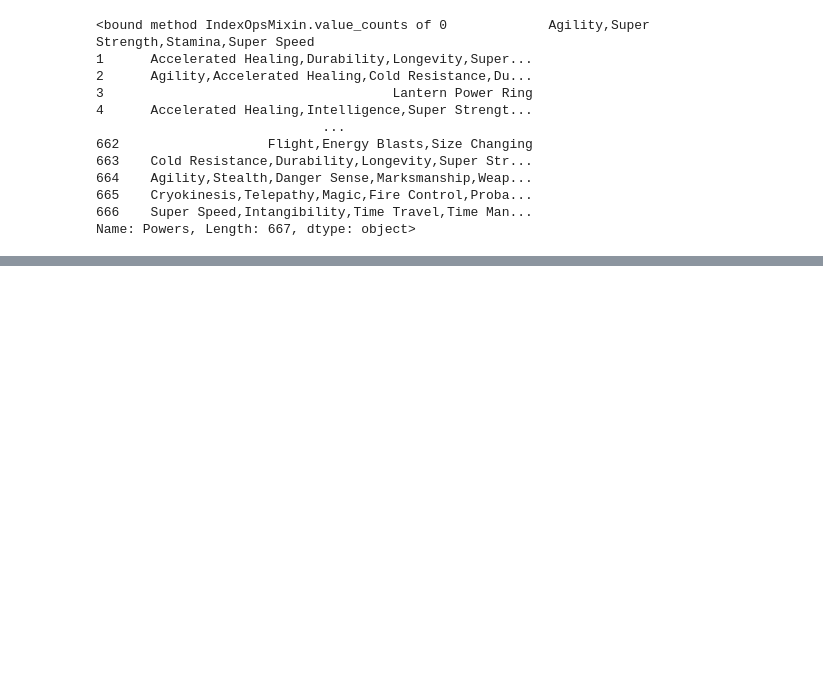
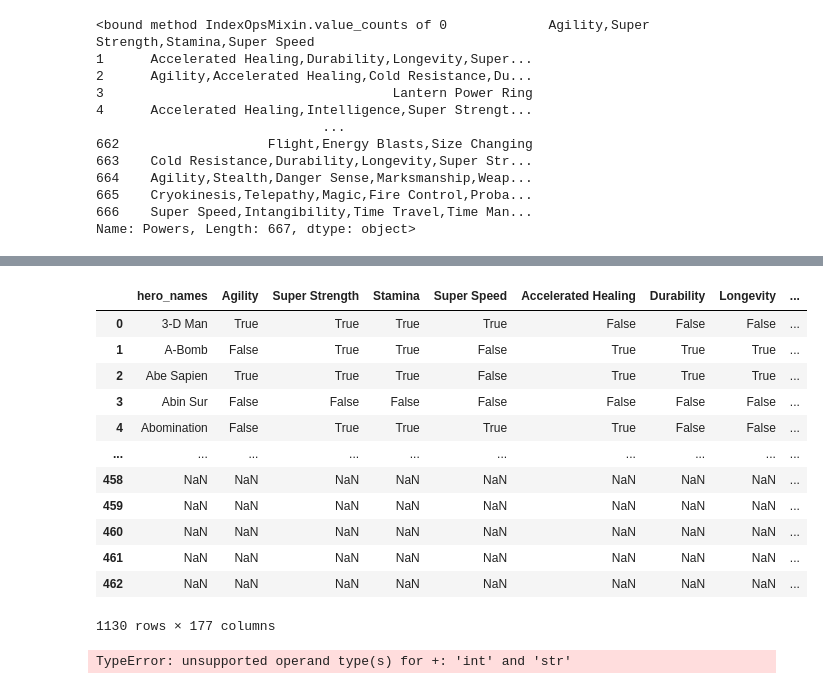
Before and after one commit to AlphaKaba24/Applying-Advanced-Transformations--Core-, a Jupyter notebook: Advanced Transformation DATA/Applying Advanced Transformations (Core).ipynb, the cells around one changed output, grey strips where cells are left out. Cells and saved outputs as stored; diff of their text form; code cells hidden in the pictures; blank space fills up the shorter version.

```diff
--- a/Advanced Transformation DATA/Applying Advanced Transformations (Core).ipynb
+++ b/Advanced Transformation DATA/Applying Advanced Transformations (Core).ipynb
@@ -301,0 +282,22 @@ Name: Powers, Length: 608, dtype: int64
+# %%
+final_df = pd.concat([df2, df], axis=0)
+# %%
+final_df
+# %% [output]
+|  | hero_names | Agility | Super Strength | Stamina | Super Speed | Accelerated Healing | Durability | Longevity | ... |
+| 0 | 3-D Man | True | True | True | True | False | False | False | ... |
+| 1 | A-Bomb | False | True | True | False | True | True | True | ... |
+| 2 | Abe Sapien | True | True | True | False | True | True | True | ... |
+| 3 | Abin Sur | False | False | False | False | False | False | False | ... |
+| 4 | Abomination | False | True | True | True | True | False | False | ... |
+| ... | ... | ... | ... | ... | ... | ... | ... | ... | ... |
+| 458 | NaN | NaN | NaN | NaN | NaN | NaN | NaN | NaN | ... |
+| 459 | NaN | NaN | NaN | NaN | NaN | NaN | NaN | NaN | ... |
+| 460 | NaN | NaN | NaN | NaN | NaN | NaN | NaN | NaN | ... |
+| 461 | NaN | NaN | NaN | NaN | NaN | NaN | NaN | NaN | ... |
+| 462 | NaN | NaN | NaN | NaN | NaN | NaN | NaN | NaN | ... |
+1130 rows × 177 columns
+# %%
+final_df['Height'].mean(skipna=True)
+# %% [output]
+TypeError: unsupported operand type(s) for +: 'int' and 'str'
```
Also changed, not shown: parts of 25 cells of this notebook.
